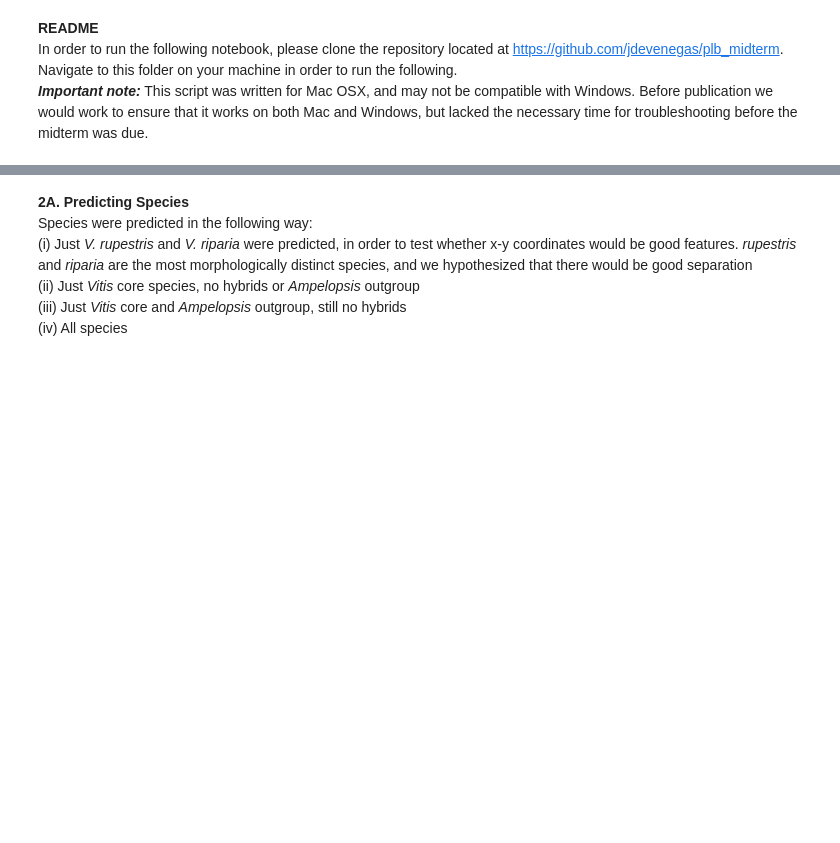
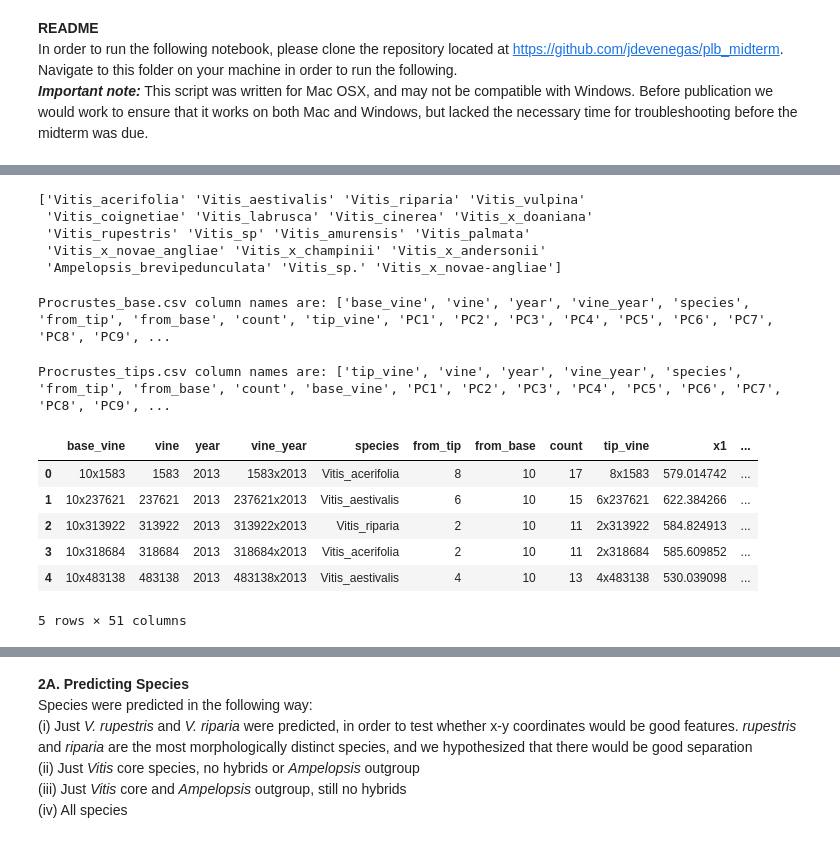
Before and after one commit to jdevenegas/plb_midterm, a Jupyter notebook: SVM_final_notebook.ipynb, the cells around one changed output, grey strips where cells are left out. Drawn from its saved outputs; the diff is of its cells as text; code cells hidden in the pictures; blank space fills up the shorter version.

```diff
--- a/SVM_final_notebook.ipynb
+++ b/SVM_final_notebook.ipynb
@@ -9,0 +33,48 @@ import pandas as pd
+# %%
+# Remove weird species names.
+print(base.species.unique())
+
+# There exist rows with species== 'Vitis_sp.' but we need to get rid of the period
+
+base['species'] = np.where((base.species == 'Vitis_sp.'),'Vitis_sp',base.species)
+tips['species'] = np.where((tips.species == 'Vitis_sp.'),'Vitis_sp',tips.species)
+
+# There are some Vitis_x_novae-angliae and some Vitis_x_novae_angliae
+
+base['species'] = np.where((base.species == 'Vitis_x_novae-angliae'),'Vitis_x_novae_angliae',base.species)
+tips['species'] = np.where((tips.species == 'Vitis_x_novae-angliae'),'Vitis_x_novae_angliae',tips.species)
+# %% [output]
+['Vitis_acerifolia' 'Vitis_aestivalis' 'Vitis_riparia' 'Vitis_vulpina'
+ 'Vitis_coignetiae' 'Vitis_labrusca' 'Vitis_cinerea' 'Vitis_x_doaniana'
+ 'Vitis_rupestris' 'Vitis_sp' 'Vitis_amurensis' 'Vitis_palmata'
+ 'Vitis_x_novae_angliae' 'Vitis_x_champinii' 'Vitis_x_andersonii'
+ 'Ampelopsis_brevipedunculata' 'Vitis_sp.' 'Vitis_x_novae-angliae']
+# %%
+# observe what columns are contained in dfs
+print('Procrustes_base.csv column names are: {}'.format(list(base.columns)))
+# %% [output]
+Procrustes_base.csv column names are: ['base_vine', 'vine', 'year', 'vine_year', 'species', 'from_tip', 'from_base', 'count', 'tip_vine', 'PC1', 'PC2', 'PC3', 'PC4', 'PC5', 'PC6', 'PC7', 'PC8', 'PC9', ...
+# %%
+print('Procrustes_tips.csv column names are: {}'.format(list(tips.columns)))
+# %% [output]
+Procrustes_tips.csv column names are: ['tip_vine', 'vine', 'year', 'vine_year', 'species', 'from_tip', 'from_base', 'count', 'base_vine', 'PC1', 'PC2', 'PC3', 'PC4', 'PC5', 'PC6', 'PC7', 'PC8', 'PC9', ...
+# %%
+# get rid of columns with data irrelevant to ML
+for col in list(base.columns):
+    if 'PC' in col:
+        base.drop(labels=col,axis=1,inplace=True)
+
+for col in list(tips.columns):
+    if 'PC' in col:
+        tips.drop(labels=col,axis=1,inplace=True)
+# %%
+# check that columns were successfully eliminated
+base.head()
+# %% [output]
+|  | base_vine | vine | year | vine_year | species | from_tip | from_base | count | tip_vine | x1 | ... |
+| 0 | 10x1583 | 1583 | 2013 | 1583x2013 | Vitis_acerifolia | 8 | 10 | 17 | 8x1583 | 579.014742 | ... |
+| 1 | 10x237621 | 237621 | 2013 | 237621x2013 | Vitis_aestivalis | 6 | 10 | 15 | 6x237621 | 622.384266 | ... |
+| 2 | 10x313922 | 313922 | 2013 | 313922x2013 | Vitis_riparia | 2 | 10 | 11 | 2x313922 | 584.824913 | ... |
+| 3 | 10x318684 | 318684 | 2013 | 318684x2013 | Vitis_acerifolia | 2 | 10 | 11 | 2x318684 | 585.609852 | ... |
+| 4 | 10x483138 | 483138 | 2013 | 483138x2013 | Vitis_aestivalis | 4 | 10 | 13 | 4x483138 | 530.039098 | ... |
+5 rows × 51 columns
```
Also changed, not shown: parts of 44 cells of this notebook, 9 other files.
